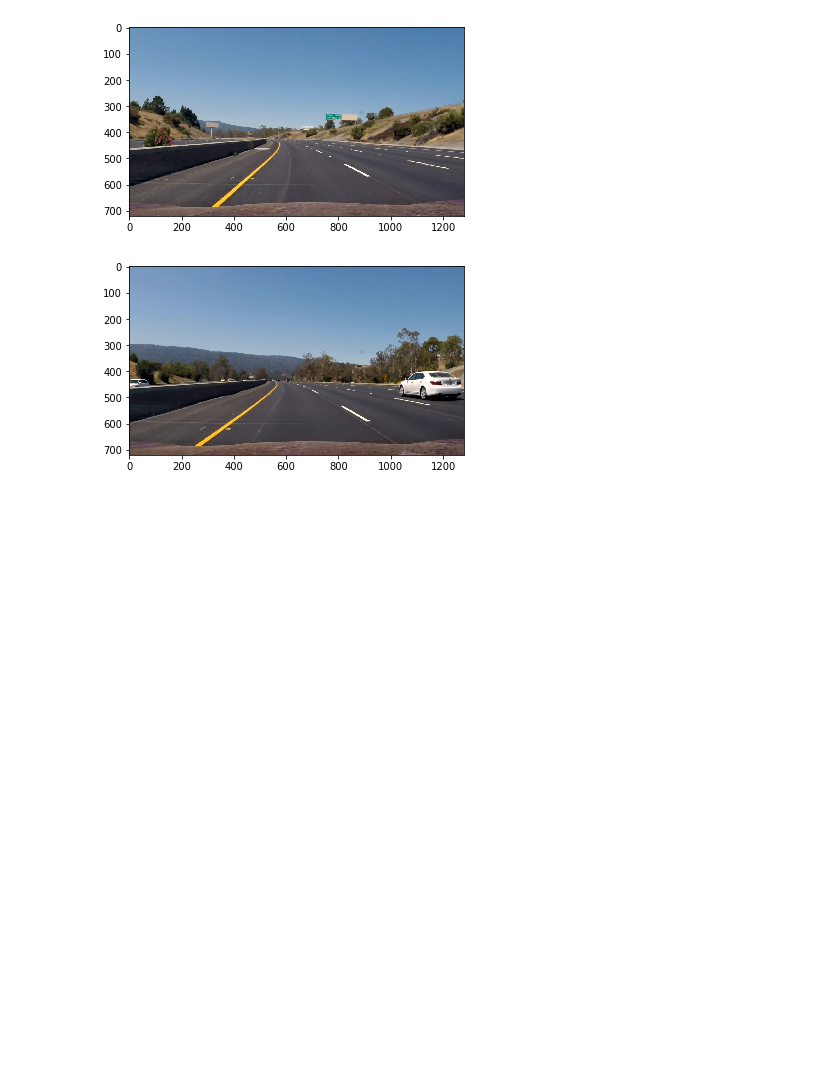
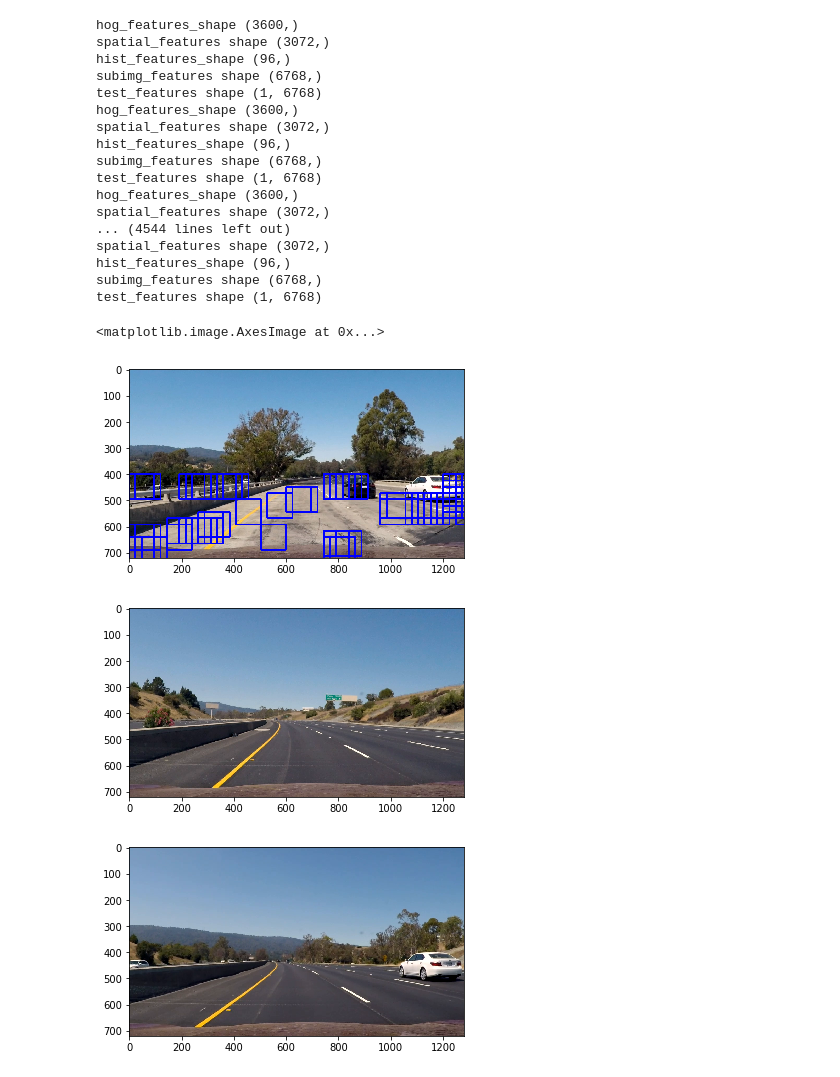
Before and after one commit to frankcarey/CarND-Vehicle-Detection, a Jupyter notebook: assignment.ipynb, the cells around one changed output. Saved outputs shown, nothing was run; the diff lists cells and outputs as text; code cells hidden in the pictures; blank space fills up the shorter version.

```diff
--- a/assignment.ipynb
+++ b/assignment.ipynb
@@ -293,0 +29,21 @@ plt.imshow(out_img)
+# %%
+# Common params
+
+use_hog = True
+use_hist = True
+use_spatial = True
+colorspace = 'YCrCb'
+hog_channel = 0
+cells_per_step=2
+orient = 9
+window=64
+color_feature_size=(64, 64)
+pix_per_cell=8
+cell_per_block = 4
+ystart = 400
+ystop = 656
+scale = 1.5
+spatial_size = (32, 32)
+hist_bins = 32
+hist_range = (0, 255)
+sample_size = None
@@ -294,3 +198,36 @@ plt.imshow(out_img)
+# %%
+ystart = 400
+ystop = 656
+scale = 1.5
+
+img = mpimg.imread('test_images/test1.jpg')
+
+
+out_img = find_cars(img, debug=True)
+
+
+
+plt.imshow(out_img)
+# %% [output]
+hog_features_shape (3600,)
+spatial_features shape (3072,)
+hist_features_shape (96,)
+subimg_features shape (6768,)
+test_features shape (1, 6768)
+hog_features_shape (3600,)
+spatial_features shape (3072,)
+hist_features_shape (96,)
+subimg_features shape (6768,)
+test_features shape (1, 6768)
+hog_features_shape (3600,)
+spatial_features shape (3072,)
+... (4544 lines left out)
+spatial_features shape (3072,)
+hist_features_shape (96,)
+subimg_features shape (6768,)
+test_features shape (1, 6768)
+<matplotlib.image.AxesImage at 0x...>
+[figure, added]
 # %%
 clip = VideoFileClip('project_video.mp4')
 for frame in clip.iter_frames(fps=0.1):
```
Also changed, not shown: parts of 6 cells of this notebook, 1 other file.
